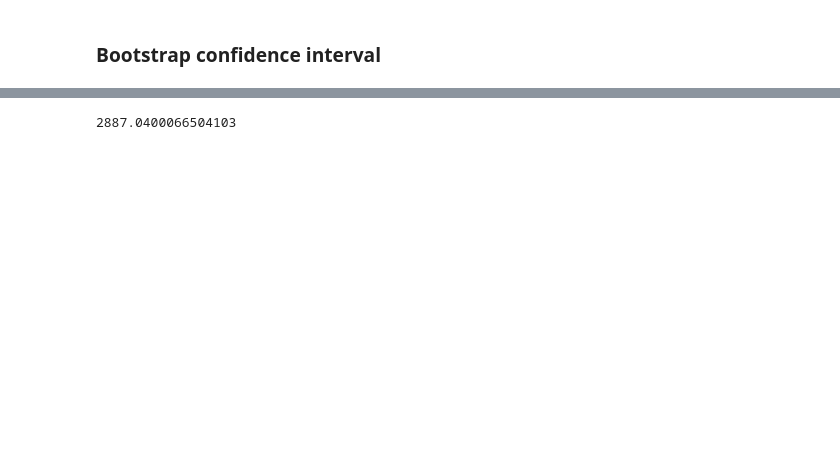
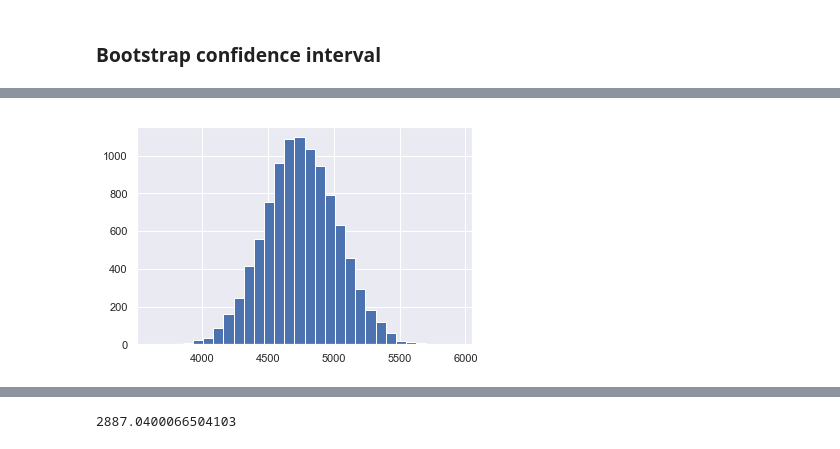
Before and after one commit to zhugeyicixin/DataSci200, a Jupyter notebook: lectures/lec22/bootstrap.ipynb, the cells around one changed output, grey strips where cells are left out. Cells and saved outputs as stored; diff of their text form; code cells hidden in the pictures; blank space fills up the shorter version.

```diff
--- a/lectures/lec22/bootstrap.ipynb
+++ b/lectures/lec22/bootstrap.ipynb
@@ -124,3 +135,15 @@ ci(s_100, np.mean)
+# %%
+def bootstrap_dist(sample, estimator, m=10000):
+    estimates = []
+    n = sample.shape[0]
+    for j in range(m):
+        resample = sample.sample(n, replace=True)
+        estimates.append(estimator(resample))
+    plt.hist(estimates, bins=30)
+
+bootstrap_dist(s_100, np.mean)
+# %% [output]
+[figure, added]
 # %%
 mean_ints = [ci(pd.Series(np.random.choice(population, 100)), np.mean) for _ in range(100)]
 # %%
```
Also changed, not shown: parts of 42 cells of this notebook.
